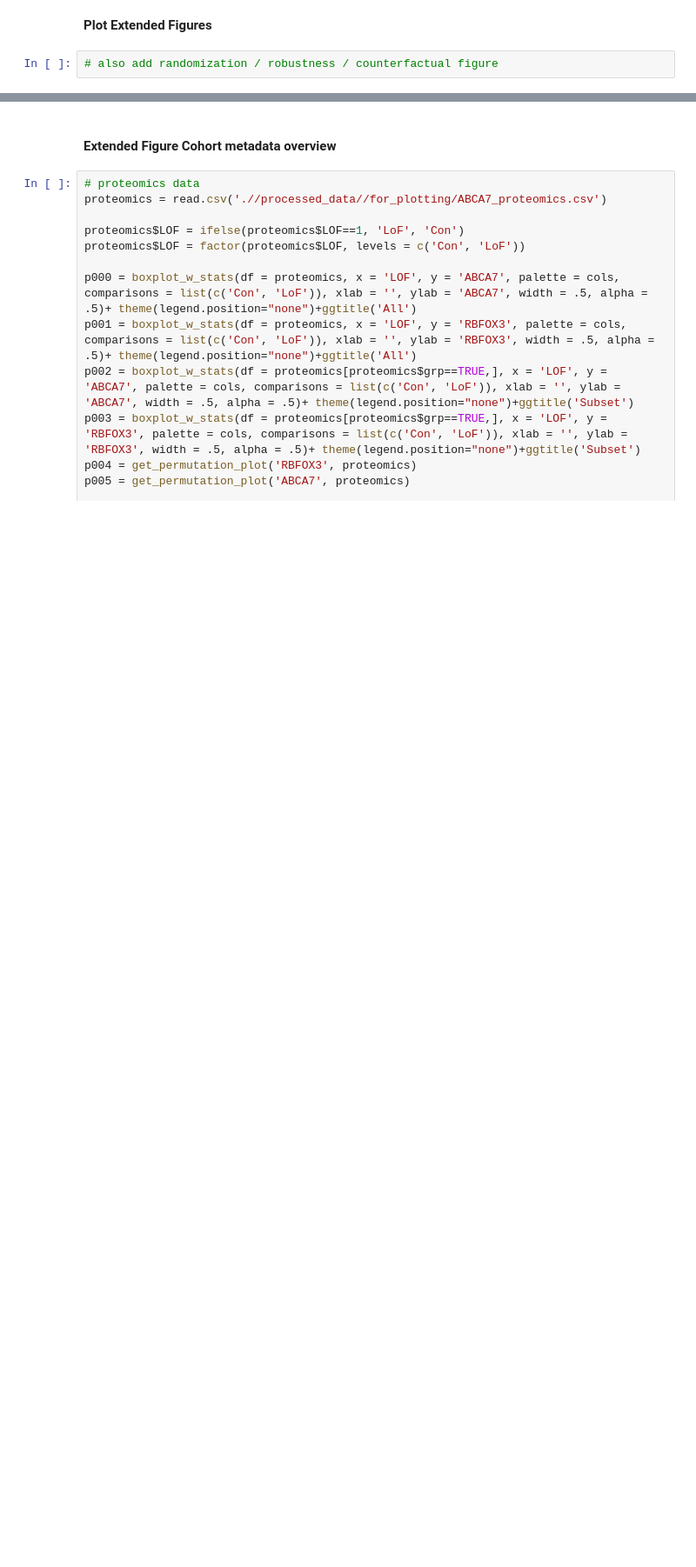
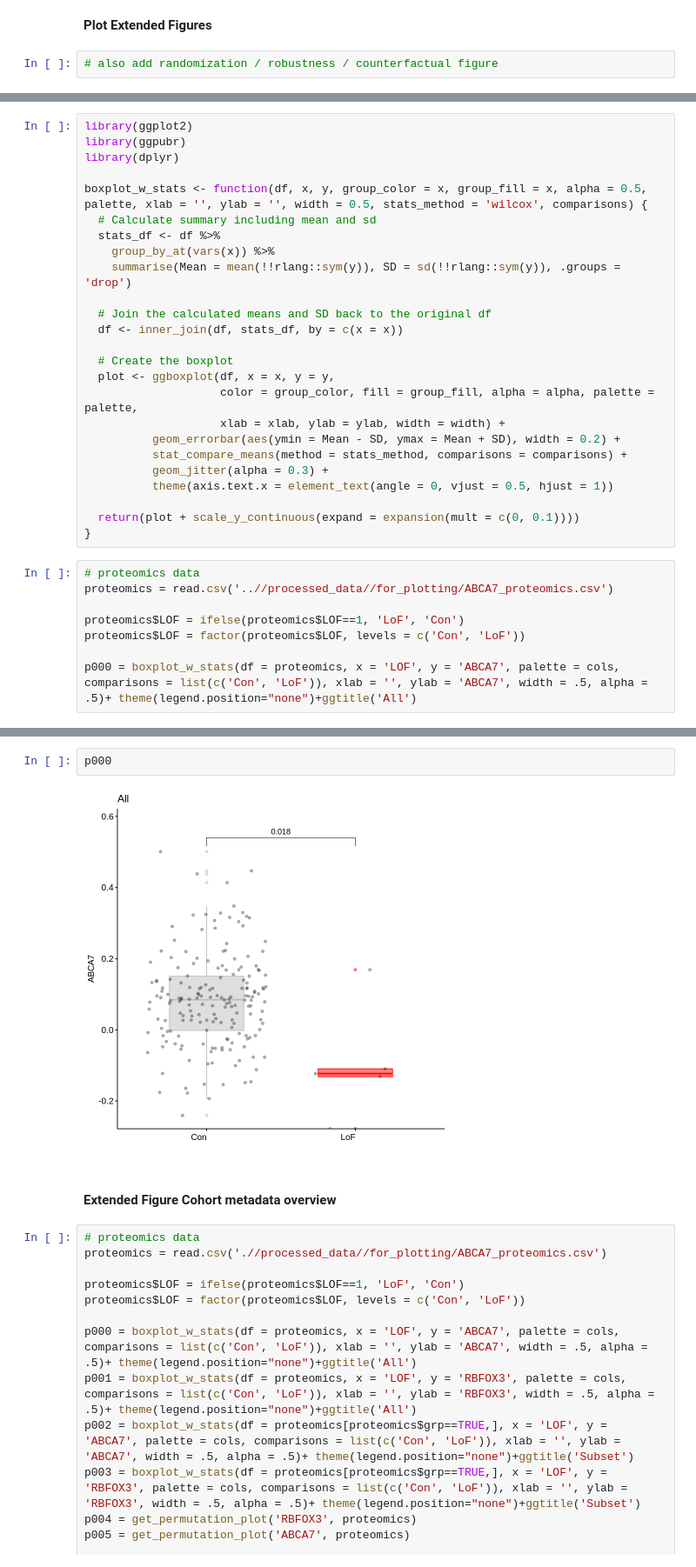
Before and after one commit to djunamay/ABCA7lof2, a Jupyter notebook: notebooks/15-extended-figures.ipynb, the cells around one changed output, grey strips where cells are left out. Shown at 87% size. Saved outputs shown, nothing was run; the diff lists cells and outputs as text; blank space fills up the shorter version.

```diff
--- a/notebooks/15-extended-figures.ipynb
+++ b/notebooks/15-extended-figures.ipynb
@@ -45,0 +47,33 @@ source('./ABCA7lof2/degs.r')
+# %%
+library(ggplot2)
+library(ggpubr)
+library(dplyr)
+
+boxplot_w_stats <- function(df, x, y, group_color = x, group_fill = x, alpha = 0.5, palette, xlab = '', ylab = '', width = 0.5, stats_method = 'wilcox', comparisons) {
+  # Calculate summary including mean and sd
+  stats_df <- df %>%
+    group_by_at(vars(x)) %>%
+    summarise(Mean = mean(!!rlang::sym(y)), SD = sd(!!rlang::sym(y)), .groups = 'drop')
+
+  # Join the calculated means and SD back to the original df
+  df <- inner_join(df, stats_df, by = c(x = x))
+
+  # Create the boxplot
+  plot <- ggboxplot(df, x = x, y = y,
+                    color = group_color, fill = group_fill, alpha = alpha, palette = palette,
+                    xlab = xlab, ylab = ylab, width = width) +
+          geom_errorbar(aes(ymin = Mean - SD, ymax = Mean + SD), width = 0.2) +
+          stat_compare_means(method = stats_method, comparisons = comparisons) +
+          geom_jitter(alpha = 0.3) +
+          theme(axis.text.x = element_text(angle = 0, vjust = 0.5, hjust = 1))
+
+  return(plot + scale_y_continuous(expand = expansion(mult = c(0, 0.1))))
+}
+# %%
+# proteomics data
+proteomics = read.csv('..//processed_data//for_plotting/ABCA7_proteomics.csv')
+
+proteomics$LOF = ifelse(proteomics$LOF==1, 'LoF', 'Con')
+proteomics$LOF = factor(proteomics$LOF, levels = c('Con', 'LoF'))
+
+p000 = boxplot_w_stats(df = proteomics, x = 'LOF', y = 'ABCA7', palette = cols, comparisons = list(c('Con', 'LoF')), xlab = '', ylab = 'ABCA7', width = .5, alpha = .5)+ theme(legend.position="none")+ggtitle('All')
@@ -46,3 +94,7 @@ source('./ABCA7lof2/degs.r')
+# %%
+p000
+# %% [output]
+[figure, added]
 # %% [markdown]
 #### Extended Figure Cohort metadata overview
 # %%
```
Also changed, not shown: parts of 3 cells of this notebook, 5 other files.
